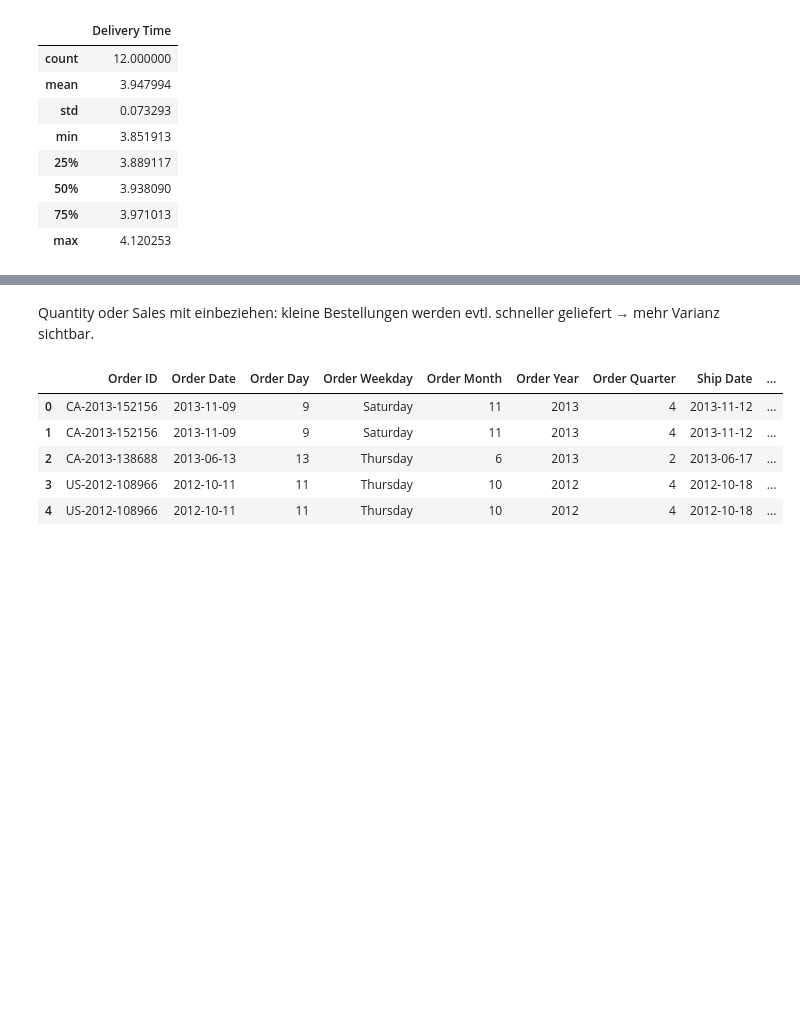
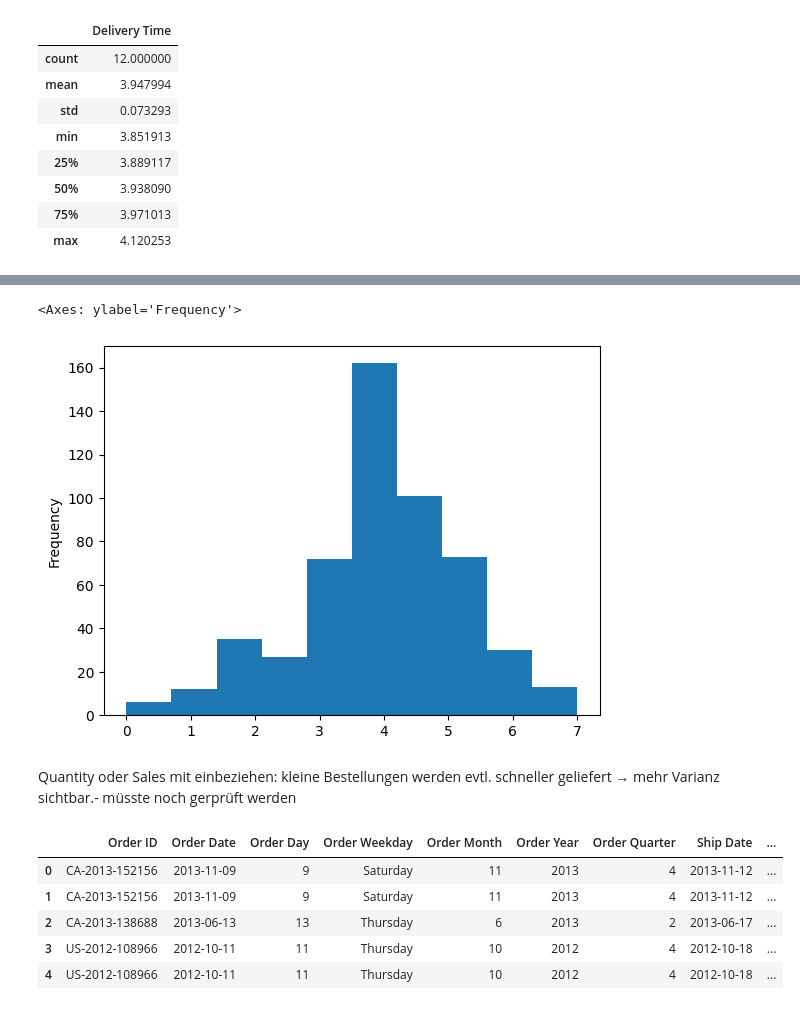
Before and after one commit to manipuppeteer/Data-Analysis-Project-DataCraft, a Jupyter notebook: Superstore.ipynb, the cells around one changed output, grey strips where cells are left out. Cells and saved outputs as stored; diff of their text form; code cells hidden in the pictures; blank space fills up the shorter version.

```diff
--- a/Superstore.ipynb
+++ b/Superstore.ipynb
@@ -182,0 +253,3 @@ Schlussfolgernd ergibt die Delivery Time keine signifikanten Daten über die Nac
+# %%
+delivery_time_city = superstore.groupby("City")["Delivery Time"].mean().sort_values()
+delivery_time_city
@@ -183,5 +270,10 @@ Schlussfolgernd ergibt die Delivery Time keine signifikanten Daten über die Nac
+# %%
+delivery_time_city.plot(kind="hist")
+# %% [output]
+<Axes: ylabel='Frequency'>
+[figure, added]
 # %% [markdown]
-Quantity oder Sales mit einbeziehen: kleine Bestellungen werden evtl. schneller geliefert → mehr Varianz sichtbar.
+Quantity oder Sales mit einbeziehen: kleine Bestellungen werden evtl. schneller geliefert → mehr Varianz sichtbar.- müsste noch gerprüft werden
 # %%
 superstore.head()
 # %% [output]
```
Also changed, not shown: parts of 30 cells of this notebook.
